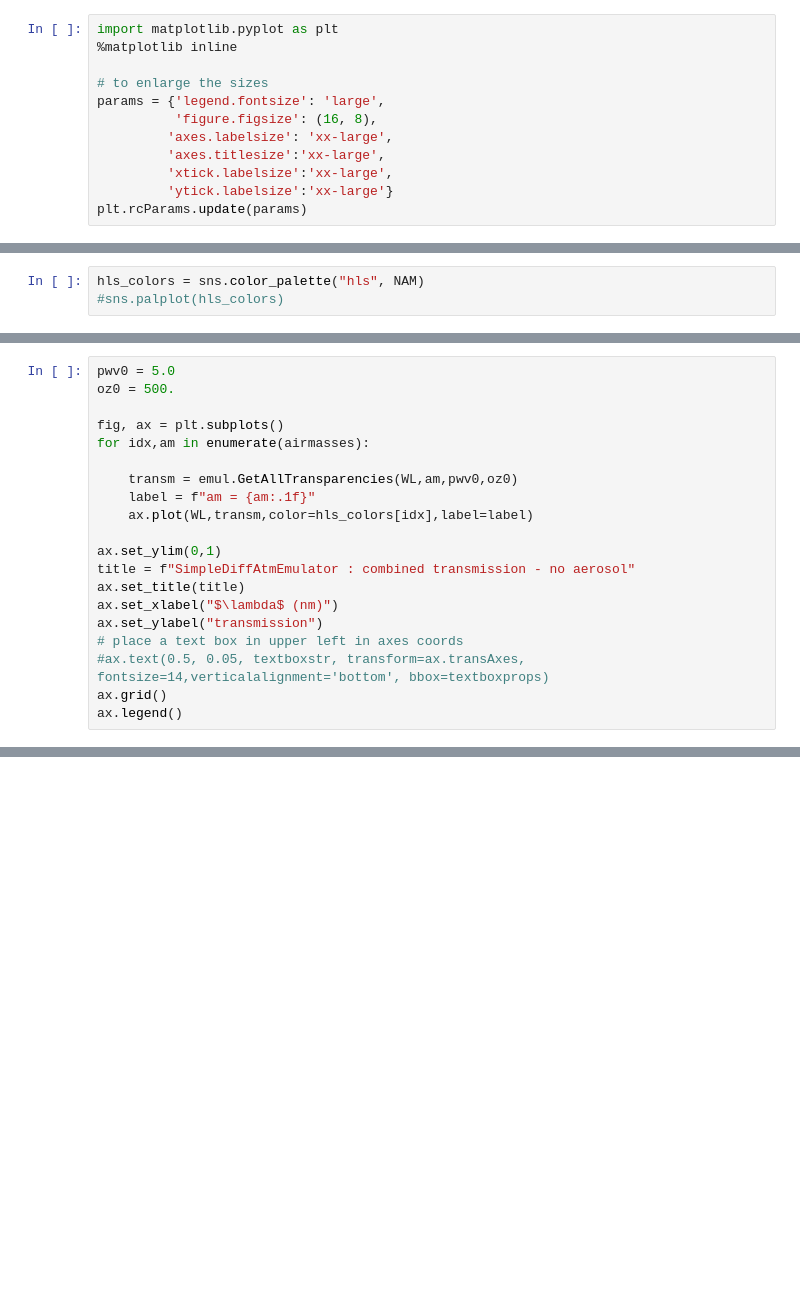
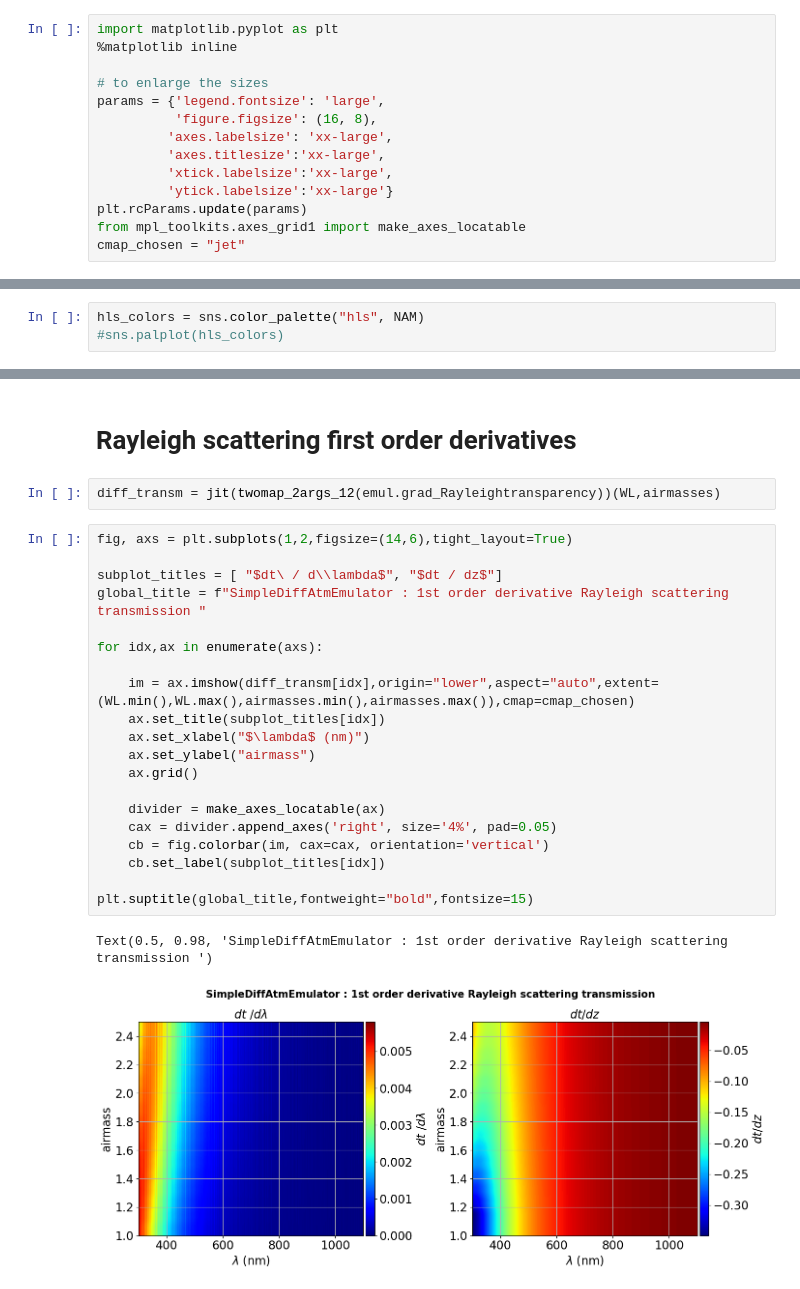
Before and after one commit to sylvielsstfr/AtmEmulator, a Jupyter notebook: docs/notebooks/diffemulator/test_SimlDiffEmulator_differentiation.ipynb, the cells around one changed output, grey strips where cells are left out. Drawn from its saved outputs; the diff is of its cells as text; blank space fills up the shorter version.

Commit message:
calculate derivatives

```diff
--- a/docs/notebooks/diffemulator/test_SimlDiffEmulator_differentiation.ipynb
+++ b/docs/notebooks/diffemulator/test_SimlDiffEmulator_differentiation.ipynb
@@ -37,6 +37,8 @@ params = {'legend.fontsize': 'large',
          'xtick.labelsize':'xx-large',
          'ytick.labelsize':'xx-large'}
 plt.rcParams.update(params)
+from mpl_toolkits.axes_grid1 import make_axes_locatable
+cmap_chosen = "jet"
 # %%
 import warnings
 warnings.filterwarnings('ignore')
@@ -291,20 +94,0 @@ sns.palplot(hls_colors)
-# %%
-pwv0 = 5.0
-oz0 = 500.
-
-fig, ax = plt.subplots()
-for idx,am in enumerate(airmasses):
-
-    transm = emul.GetAllTransparencies(WL,am,pwv0,oz0)
-    label = f"am = {am:.1f}"
-    ax.plot(WL,transm,color=hls_colors[idx],label=label)
-
-ax.set_ylim(0,1)
-title = f"SimpleDiffAtmEmulator : combined transmission - no aerosol"
-ax.set_title(title)
-ax.set_xlabel("$\lambda$ (nm)")
-ax.set_ylabel("transmission")
-# place a text box in upper left in axes coords
-#ax.text(0.5, 0.05, textboxstr, transform=ax.transAxes, fontsize=14,verticalalignment='bottom', bbox=textboxprops)
-ax.grid()
-ax.legend()
@@ -338,0 +98,27 @@ ax.legend()
+# %% [markdown]
+# Rayleigh scattering first order derivatives
+# %%
+diff_transm = jit(twomap_2args_12(emul.grad_Rayleightransparency))(WL,airmasses)
+# %%
+fig, axs = plt.subplots(1,2,figsize=(14,6),tight_layout=True)
+
+subplot_titles = [ "$dt\ / d\\lambda$", "$dt / dz$"]
+global_title = f"SimpleDiffAtmEmulator : 1st order derivative Rayleigh scattering transmission "
+
+for idx,ax in enumerate(axs):
+
+    im = ax.imshow(diff_transm[idx],origin="lower",aspect="auto",extent=(WL.min(),WL.max(),airmasses.min(),airmasses.max()),cmap=cmap_chosen)
+    ax.set_title(subplot_titles[idx])
+    ax.set_xlabel("$\lambda$ (nm)")
+    ax.set_ylabel("airmass")
+    ax.grid()
+
+    divider = make_axes_locatable(ax)
+    cax = divider.append_axes('right', size='4%', pad=0.05)
+    cb = fig.colorbar(im, cax=cax, orientation='vertical')
+    cb.set_label(subplot_titles[idx])
+
+plt.suptitle(global_title,fontweight="bold",fontsize=15)
+# %% [output]
+Text(0.5, 0.98, 'SimpleDiffAtmEmulator : 1st order derivative Rayleigh scattering transmission ')
+[figure, added]
```
Also changed, not shown: parts of 46 cells of this notebook, 2 other files.
